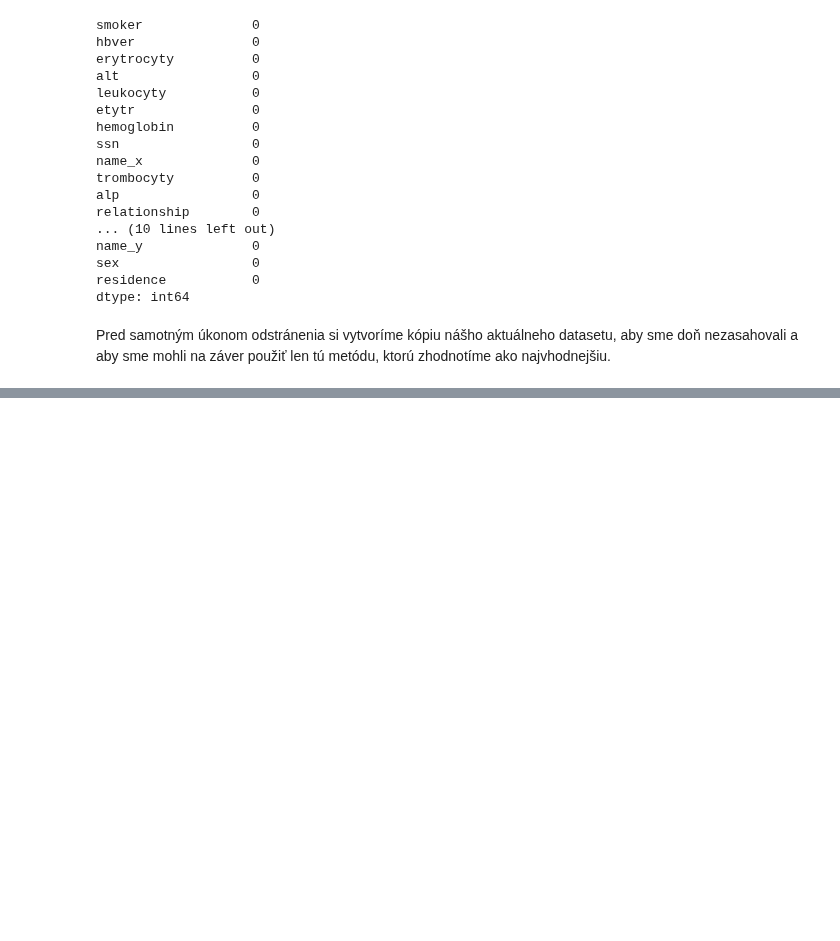
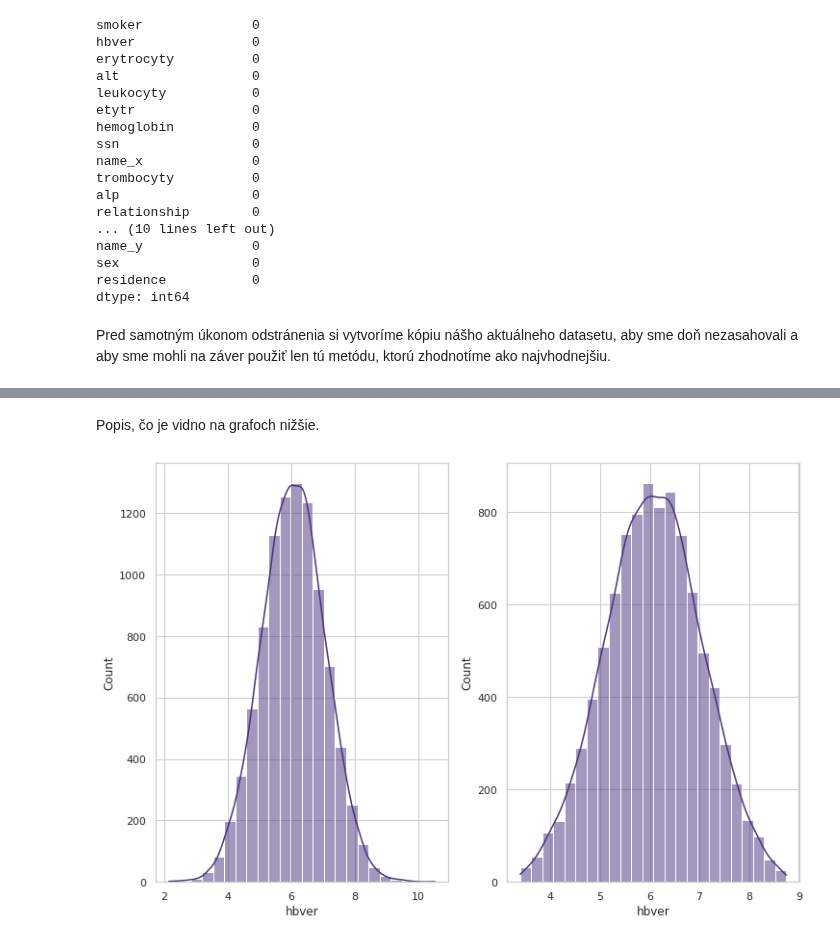
Before and after one commit to MarkoStahovec/IAU-Stahovec-Viest, a Jupyter notebook: main.ipynb, the cells around one changed output, grey strips where cells are left out. Saved outputs shown, nothing was run; the diff lists cells and outputs as text; code cells hidden in the pictures; blank space fills up the shorter version.

```diff
--- a/main.ipynb
+++ b/main.ipynb
@@ -2180,9 +2162,13 @@ def iqr_calc(dataframe, column, boxplot=True):
 # %%
 for column in testing_merged_data.describe().columns:
     lower, upper = iqr_calc(testing_merged_data, column, False)
-    i = 0
-    testing_merged_data.drop((i for i in testing_merged_data[column]
-                              if column[i] < lower or column[i] > upper), inplace=True)
+    outliers = []
+    for row in testing_merged_data[column]:
+        if row < lower or row > upper:
+            outliers.append(np.nan)
+        else:
+            outliers.append(row)
+    testing_merged_data[column] = outliers
 # %% [output]
 0.0
 1.0
@@ -2193,0 +2234,3 @@ testing_merged_data.shape
+# %%
+testing_merged_data = merged_data.copy()
+testing_merged_data
@@ -2193,0 +2255,12 @@ testing_merged_data.shape
+# %%
+for column in testing_merged_data.describe().columns:
+    lower, upper = iqr_calc(testing_merged_data, column, False)
+    outliers = []
+    for row in testing_merged_data[column]:
+        if row < lower:
+            outliers.append(row + lower)
+        elif row > upper:
+            outliers.append(row - lower)
+        else:
+            outliers.append(row)
+    testing_merged_data[column] = outliers
@@ -2193,0 +2301,11 @@ testing_merged_data.shape
+# %% [markdown]
+Popis, čo je vidno na grafoch nižšie.
+# %%
+def display_two_histplots(attr):
+    fig, ax = plt.subplots(1, 2, figsize=(12, 8))
+    sns.histplot(data=merged_data, x=attr, ax=ax[0], bins=24, kde=True)
+    sns.histplot(data=testing_merged_data, x=attr, ax=ax[1], bins=24, kde=True)
+# %%
+display_two_histplots("hbver")
+# %% [output]
+[figure, added]
```
Also changed, not shown: parts of 44 cells of this notebook.
